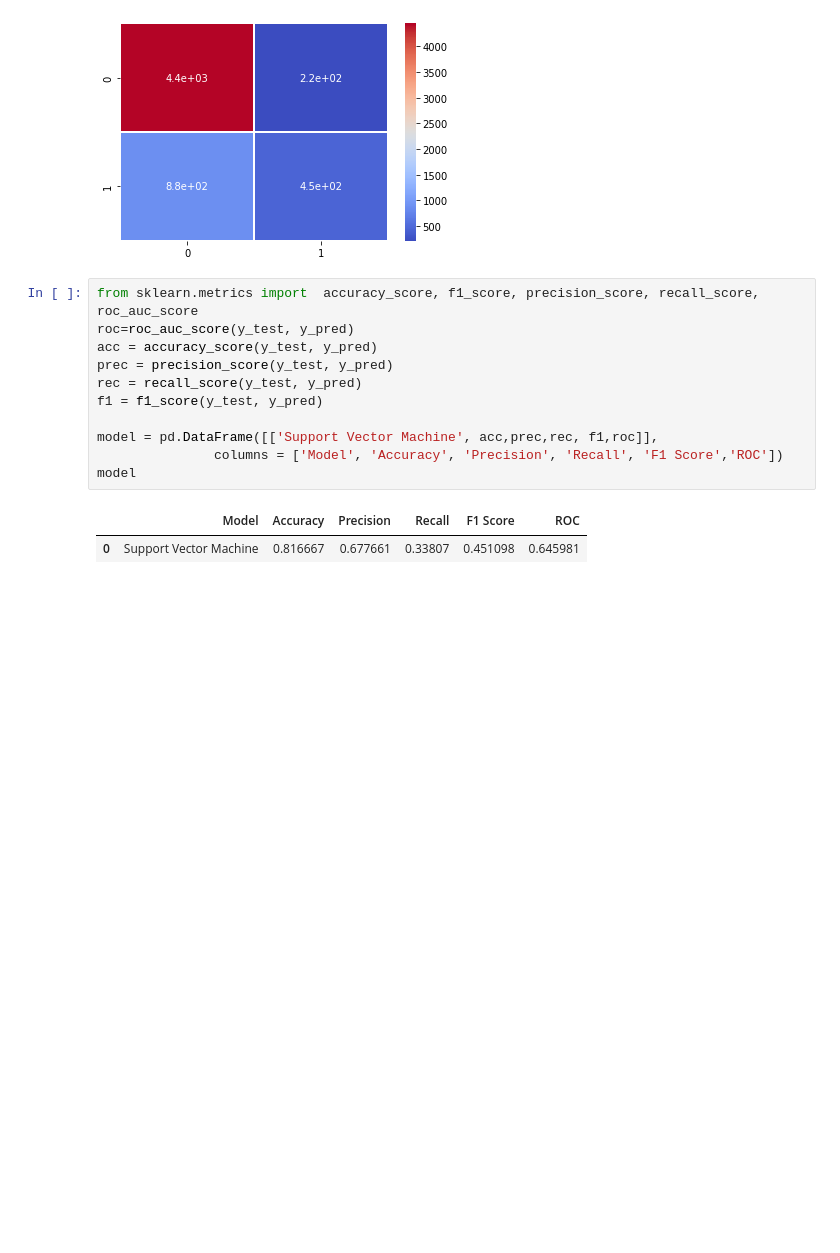
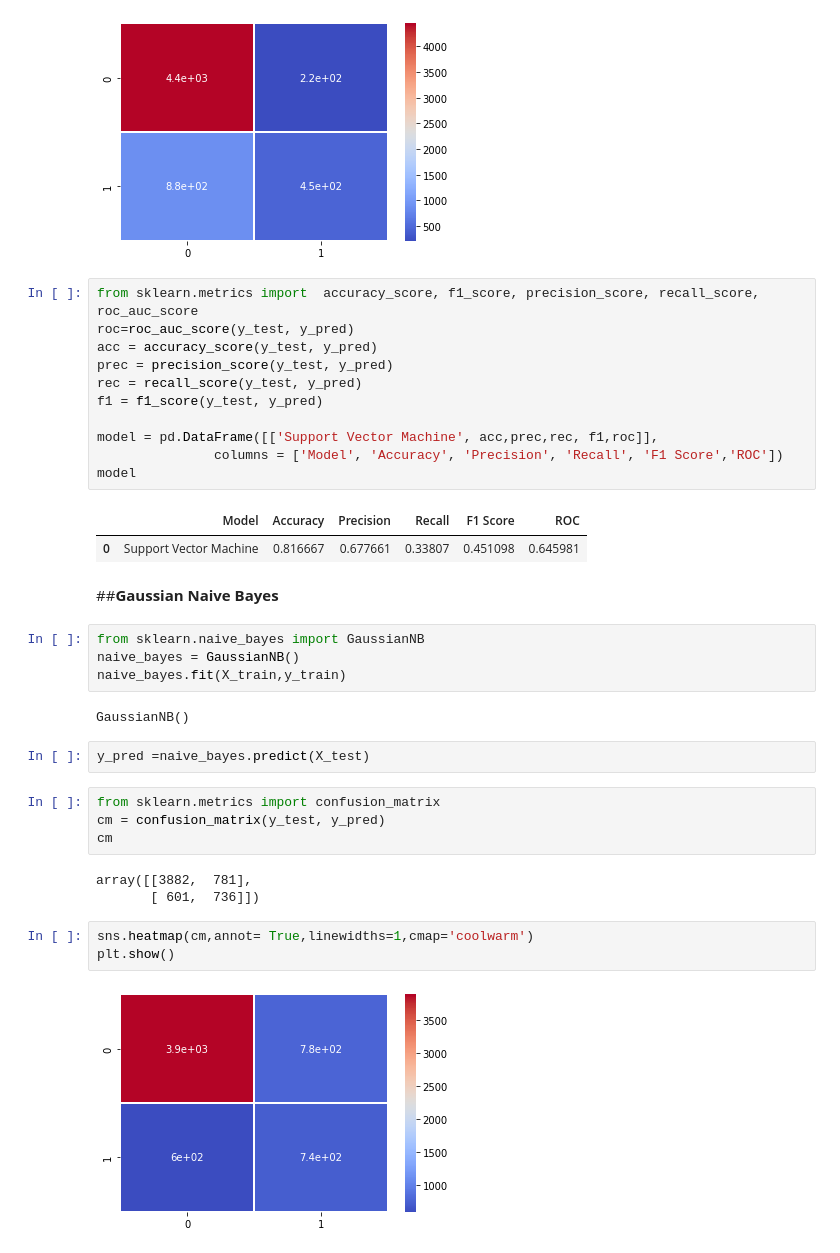
Before and after one commit to AnkitPatel745/Credit-Card-Default-Prediction-Capstone-Project, a Jupyter notebook: Credit_Card_Default_Prediction_Capstone_Project.ipynb, the cells around one changed output. Drawn from its saved outputs; the diff is of its cells as text; blank space fills up the shorter version.

Commit message:
Adding More Classification algorithms like Decision tree, Random Forest, Naive Baise, XGBOOST Classification

```diff
--- a/Credit_Card_Default_Prediction_Capstone_Project.ipynb
+++ b/Credit_Card_Default_Prediction_Capstone_Project.ipynb
@@ -1044,3 +1044,25 @@ model
 # %% [output]
 |  | Model | Accuracy | Precision | Recall | F1 Score | ROC |
 | 0 | Support Vector Machine | 0.816667 | 0.677661 | 0.33807 | 0.451098 | 0.645981 |
+# %% [markdown]
+##**Gaussian Naive Bayes**
+# %%
+from sklearn.naive_bayes import GaussianNB
+naive_bayes = GaussianNB()
+naive_bayes.fit(X_train,y_train)
+# %% [output]
+GaussianNB()
+# %%
+y_pred =naive_bayes.predict(X_test)
+# %%
+from sklearn.metrics import confusion_matrix
+cm = confusion_matrix(y_test, y_pred)
+cm
+# %% [output]
+array([[3882,  781],
+       [ 601,  736]])
+# %%
+sns.heatmap(cm,annot= True,linewidths=1,cmap='coolwarm')
+plt.show()
+# %% [output]
+[figure, added]
```
Also changed, not shown: parts of 18 cells of this notebook.
